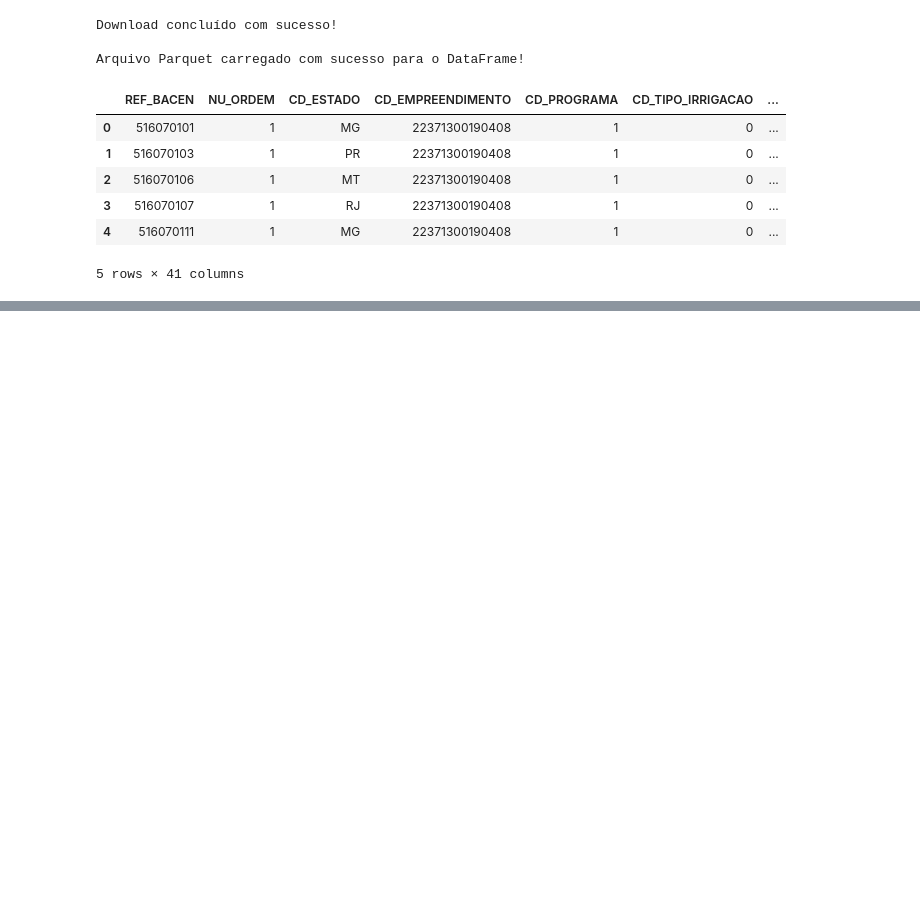
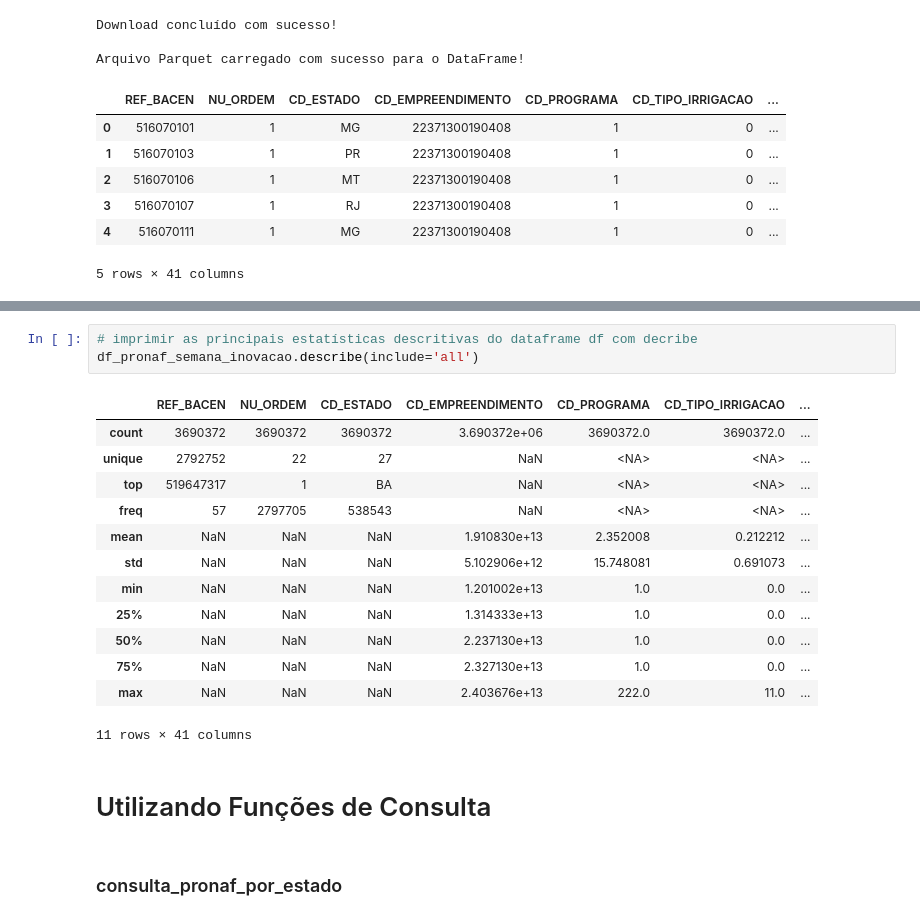
Before and after one commit to marcelo7bastos/semana_inovacao_enap_2025, a Jupyter notebook: notebooks/semana_inovacao_2025.ipynb, the cells around one changed output, grey strips where cells are left out. Saved outputs shown, nothing was run; the diff lists cells and outputs as text; blank space fills up the shorter version.

Commit message:
criação do código de consulta no notebook semana de inovação

```diff
--- a/notebooks/semana_inovacao_2025.ipynb
+++ b/notebooks/semana_inovacao_2025.ipynb
@@ -76,0 +98,21 @@ Arquivo Parquet carregado com sucesso para o DataFrame!
+# %%
+# imprimir as principais estatísticas descritivas do dataframe df com decribe
+df_pronaf_semana_inovacao.describe(include='all')
+# %% [output]
+|  | REF_BACEN | NU_ORDEM | CD_ESTADO | CD_EMPREENDIMENTO | CD_PROGRAMA | CD_TIPO_IRRIGACAO | ... |
+| count | 3690372 | 3690372 | 3690372 | 3.690372e+06 | 3690372.0 | 3690372.0 | ... |
+| unique | 2792752 | 22 | 27 | NaN | <NA> | <NA> | ... |
+| top | 519647317 | 1 | BA | NaN | <NA> | <NA> | ... |
+| freq | 57 | 2797705 | 538543 | NaN | <NA> | <NA> | ... |
+| mean | NaN | NaN | NaN | 1.910830e+13 | 2.352008 | 0.212212 | ... |
+| std | NaN | NaN | NaN | 5.102906e+12 | 15.748081 | 0.691073 | ... |
+| min | NaN | NaN | NaN | 1.201002e+13 | 1.0 | 0.0 | ... |
+| 25% | NaN | NaN | NaN | 1.314333e+13 | 1.0 | 0.0 | ... |
+| 50% | NaN | NaN | NaN | 2.237130e+13 | 1.0 | 0.0 | ... |
+| 75% | NaN | NaN | NaN | 2.327130e+13 | 1.0 | 0.0 | ... |
+| max | NaN | NaN | NaN | 2.403676e+13 | 222.0 | 11.0 | ... |
+11 rows × 41 columns
+# %% [markdown]
+# Utilizando Funções de Consulta
+# %% [markdown]
+### consulta_pronaf_por_estado
```
Also changed, not shown: parts of 14 cells of this notebook.
